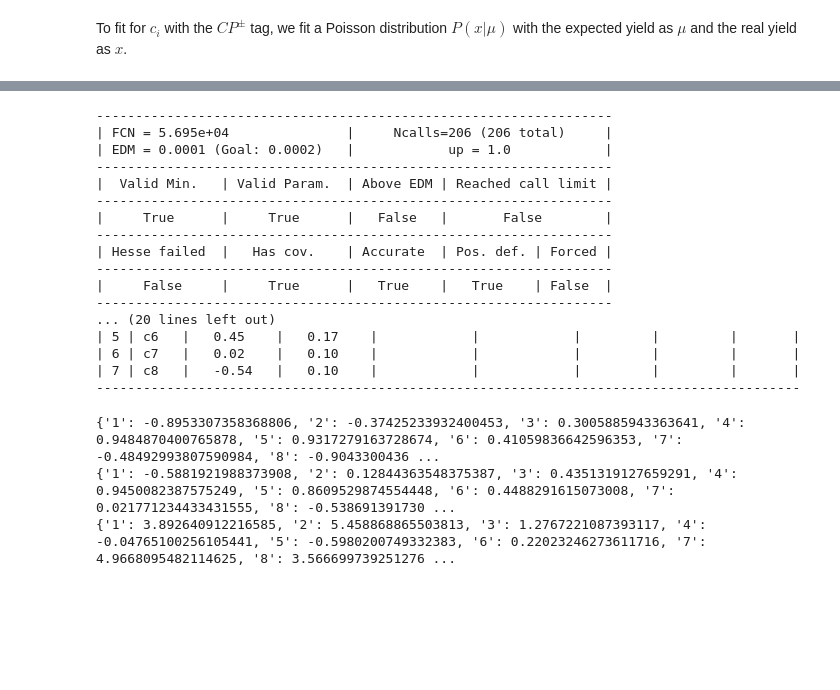
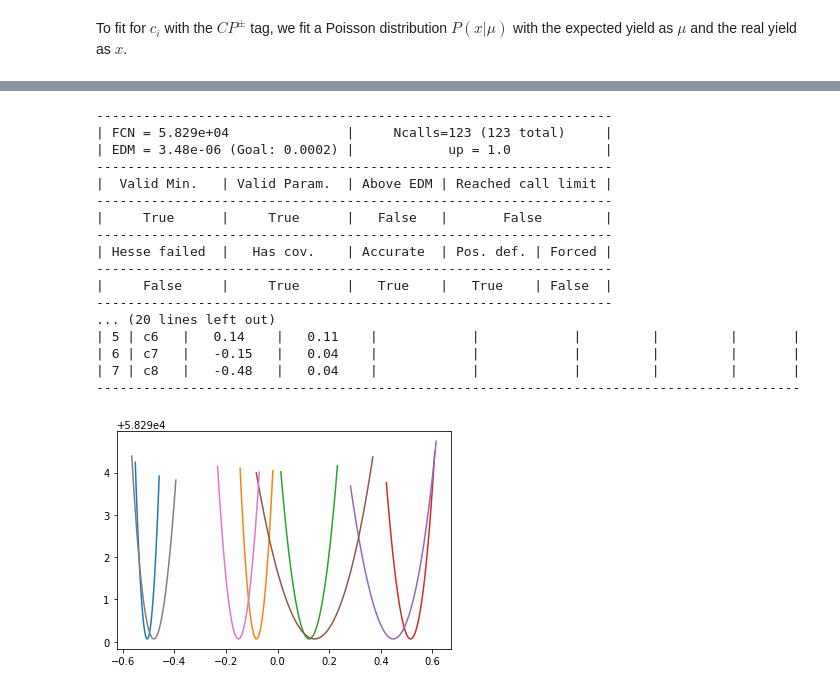
Before and after one commit to jakelane137/MI_Notebook, a Jupyter notebook: MI.ipynb, the cells around one changed output, grey strips where cells are left out. Cells and saved outputs as stored; diff of their text form; code cells hidden in the pictures; blank space fills up the shorter version.

```diff
--- a/MI.ipynb
+++ b/MI.ipynb
@@ -521,17 +637,3 @@ N_i^{\pm} &= k N^{\pm}_\text{total} (F_{i} F_{-j} + F_{-i} \mp 2 \sqrt{F_{i} F_{
           &= N^{\pm}_\text{total} \frac{F_{i} F_{-j} + F_{-i} \mp 2 \sqrt{F_{i} F_{-i}} c_i}{\sum_i F_{i} F_{-j} + F_{-i} \mp 2 \sqrt{F_{i} F_{-i}} c_i}
           \end{split}
 \end{equation}
-# %%
-def F(i):
-    FSum = 0
-    for j in range(1,9):
-        if i>0:
-            FSum += N["Kppim"][f"{j}"]
-        else :
-            FSum += N["Kppim"][f"{-j}"]
-    if i>0:
-        return N["Kppim"][f"{i}"]/FSum
-    else :
-        return N["Kppim"][f"{-i}"]/FSum
-
-print(F(2))
@@ -590,61 +775,42 @@ def nllCP(c1,c2,c3,c4,c5,c6,c7,c8):
         "4":c4,
         "5":c5,
         "6":c6,
         "7":c7,
         "8":c8,}
     nll = 0
     for i in range(1,9):
-        xPlus = N["KK"][f"{i}"] + N["KK"][f"{-i}"]
+        xPlus = N["KK"][f"{i}"]# + N["KK"][f"{-i}"]
         muPlus = eCP(i, c, 1)
-        xMinus = N["Kspi0"][f"{i}"] + N["Kspi0"][f"{-i}"]
+        xMinus = N["Kspi0"][f"{i}"]# + N["Kspi0"][f"{-i}"]
         muMinus = eCP(i, c, -1)
         nll += -2 * scipy.stats.poisson(muPlus).logpmf(xPlus)
         nll += -2 * scipy.stats.poisson(muMinus).logpmf(xMinus)
     return nll
 
 mCP = iminuit.Minuit(nllCP)
 mCP.print_level=3
 resCP = mCP.migrad()
 print(resCP)
-resMinosCP = mCP.minos()
+#resMinosCP = mCP.minos()
+for param in mCP.params:
+    x,y=mCP.profile(param.name)
+    plt.plot(x,y)
 # %% [output]
 ------------------------------------------------------------------
-| FCN = 5.695e+04               |     Ncalls=206 (206 total)     |
-| EDM = 0.0001 (Goal: 0.0002)   |            up = 1.0            |
+| FCN = 5.829e+04               |     Ncalls=123 (123 total)     |
+| EDM = 3.48e-06 (Goal: 0.0002) |            up = 1.0            |
 ------------------------------------------------------------------
 |  Valid Min.   | Valid Param.  | Above EDM | Reached call limit |
 ------------------------------------------------------------------
 |     True      |     True      |   False   |       False        |
 ------------------------------------------------------------------
 | Hesse failed  |   Has cov.    | Accurate  | Pos. def. | Forced |
 ------------------------------------------------------------------
 |     False     |     True      |   True    |   True    | False  |
 ------------------------------------------------------------------
 ... (20 lines left out)
-| 5 | c6   |   0.45    |   0.17    |            |            |         |         |       |
-| 6 | c7   |   0.02    |   0.10    |            |            |         |         |       |
-| 7 | c8   |   -0.54   |   0.10    |            |            |         |         |       |
+| 5 | c6   |   0.14    |   0.11    |            |            |         |         |       |
+| 6 | c7   |   -0.15   |   0.04    |            |            |         |         |       |
+| 7 | c8   |   -0.48   |   0.04    |            |            |         |         |       |
 ------------------------------------------------------------------------------------------
+[figure, added]
-# %%
-cs = mCP.params
-cFit = {}
-ecFit = {}
-for _c in cs:
-    name = _c.name.split('c')[-1]
-    value = _c.value
-    err = _c.error
-    cFit[name] = value
-    ecFit[name] = err
-
-pullC = {}
-for key in cFit:
-    pull = (cFit[key] - ci[key])/ecFit[key]
-    pullC[key] = pull
-
-print(ci)
-print(cFit)
-print(pullC)
-# %% [output]
-{'1': -0.8953307358368806, '2': -0.37425233932400453, '3': 0.3005885943363641, '4': 0.9484870400765878, '5': 0.9317279163728674, '6': 0.41059836642596353, '7': -0.48492993807590984, '8': -0.9043300436 ...
-{'1': -0.5881921988373908, '2': 0.12844363548375387, '3': 0.4351319127659291, '4': 0.9450082387575249, '5': 0.8609529874554448, '6': 0.4488291615073008, '7': 0.021771234433431555, '8': -0.538691391730 ...
-{'1': 3.892640912216585, '2': 5.458868865503813, '3': 1.2767221087393117, '4': -0.04765100256105441, '5': -0.5980200749332383, '6': 0.22023246273611716, '7': 4.9668095482114625, '8': 3.566699739251276 ...
```
Also changed, not shown: parts of 23 cells of this notebook.
